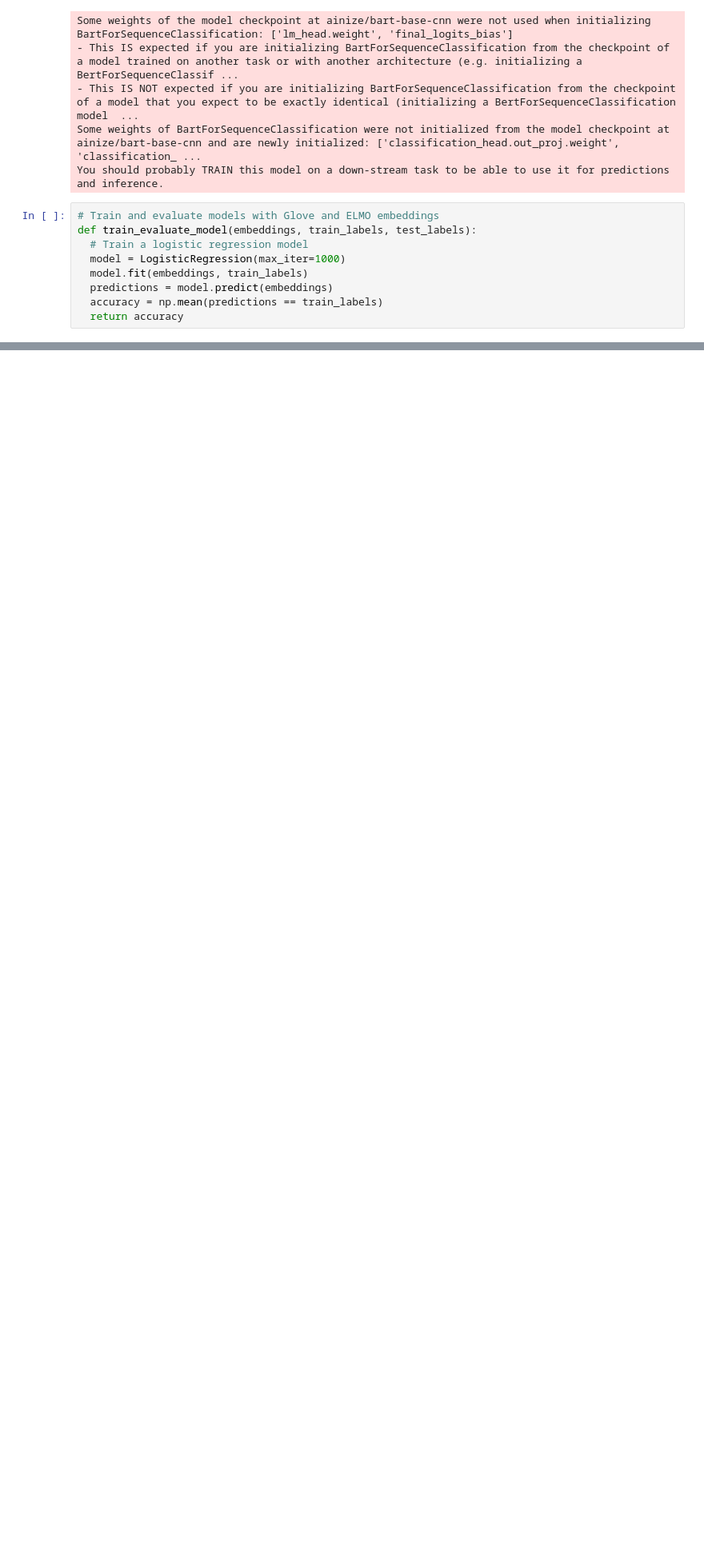
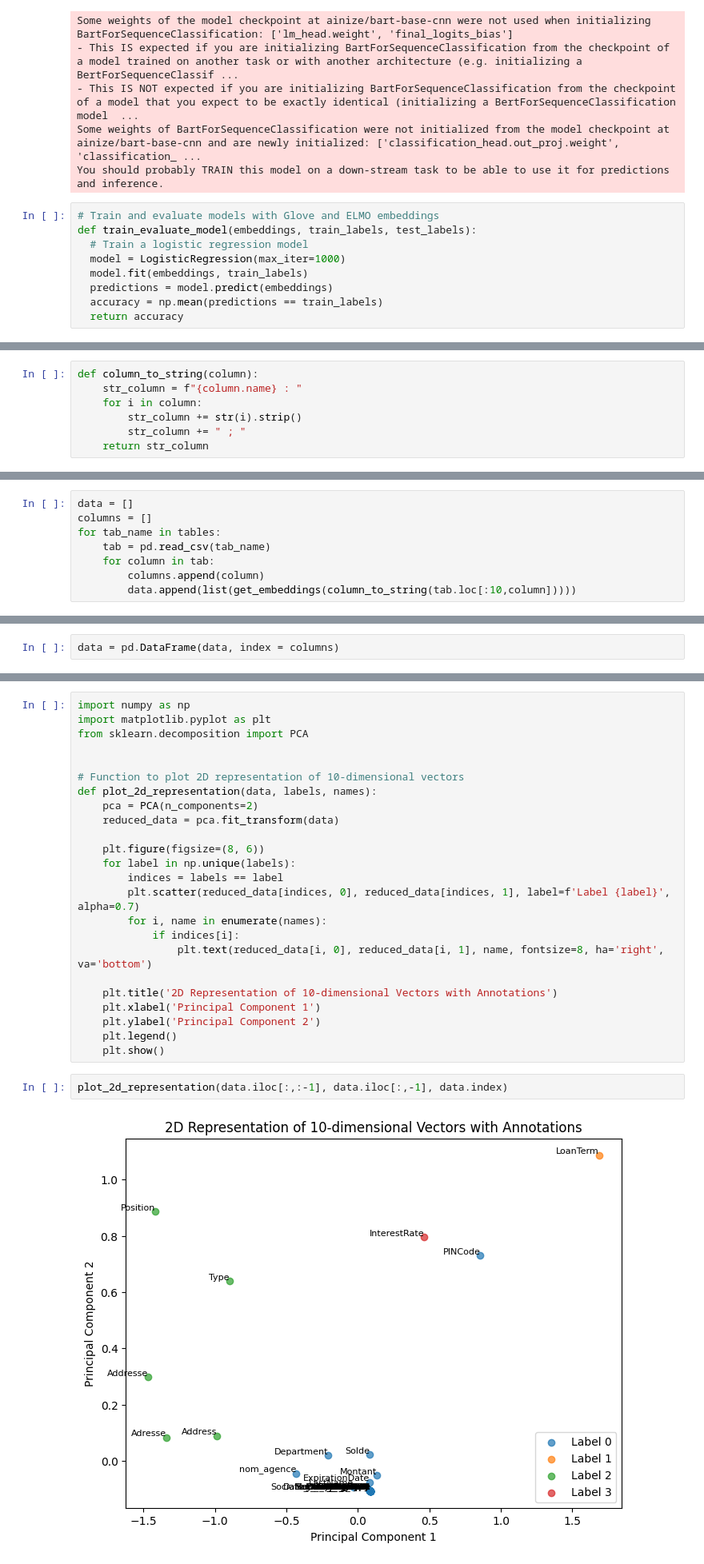
Before and after one commit to ibrahim-choukrane/Sensitive_data_classification, a Jupyter notebook: Untitled.ipynb, the cells around one changed output, grey strips where cells are left out. Shown at 80% size. Drawn from its saved outputs; the diff is of its cells as text; blank space fills up the shorter version.

Commit message:
creating column embeddings (convert them to text) using GloVe and applying Kmeans using the resulting embeddings

```diff
--- a/Untitled.ipynb
+++ b/Untitled.ipynb
@@ -81,0 +114,7 @@ Glove embedding accuracy: 0.7876
+# %%
+def column_to_string(column):
+    str_column = f"{column.name} : "
+    for i in column:
+        str_column += str(i).strip()
+        str_column += " ; "
+    return str_column
@@ -81,0 +152,8 @@ Glove embedding accuracy: 0.7876
+# %%
+data = []
+columns = []
+for tab_name in tables:
+    tab = pd.read_csv(tab_name)
+    for column in tab:
+        columns.append(column)
+        data.append(list(get_embeddings(column_to_string(tab.loc[:10,column]))))
@@ -81,0 +164,2 @@ Glove embedding accuracy: 0.7876
+# %%
+data = pd.DataFrame(data, index = columns)
@@ -81,0 +219,28 @@ Glove embedding accuracy: 0.7876
+# %%
+import numpy as np
+import matplotlib.pyplot as plt
+from sklearn.decomposition import PCA
+
+
+# Function to plot 2D representation of 10-dimensional vectors
+def plot_2d_representation(data, labels, names):
+    pca = PCA(n_components=2)
+    reduced_data = pca.fit_transform(data)
+
+    plt.figure(figsize=(8, 6))
+    for label in np.unique(labels):
+        indices = labels == label
+        plt.scatter(reduced_data[indices, 0], reduced_data[indices, 1], label=f'Label {label}', alpha=0.7)
+        for i, name in enumerate(names):
+            if indices[i]:
+                plt.text(reduced_data[i, 0], reduced_data[i, 1], name, fontsize=8, ha='right', va='bottom')
+
+    plt.title('2D Representation of 10-dimensional Vectors with Annotations')
+    plt.xlabel('Principal Component 1')
+    plt.ylabel('Principal Component 2')
+    plt.legend()
+    plt.show()
+# %%
+plot_2d_representation(data.iloc[:,:-1], data.iloc[:,-1], data.index)
+# %% [output]
+[figure, added]
```
Also changed, not shown: parts of 15 cells of this notebook, 1 other file.
